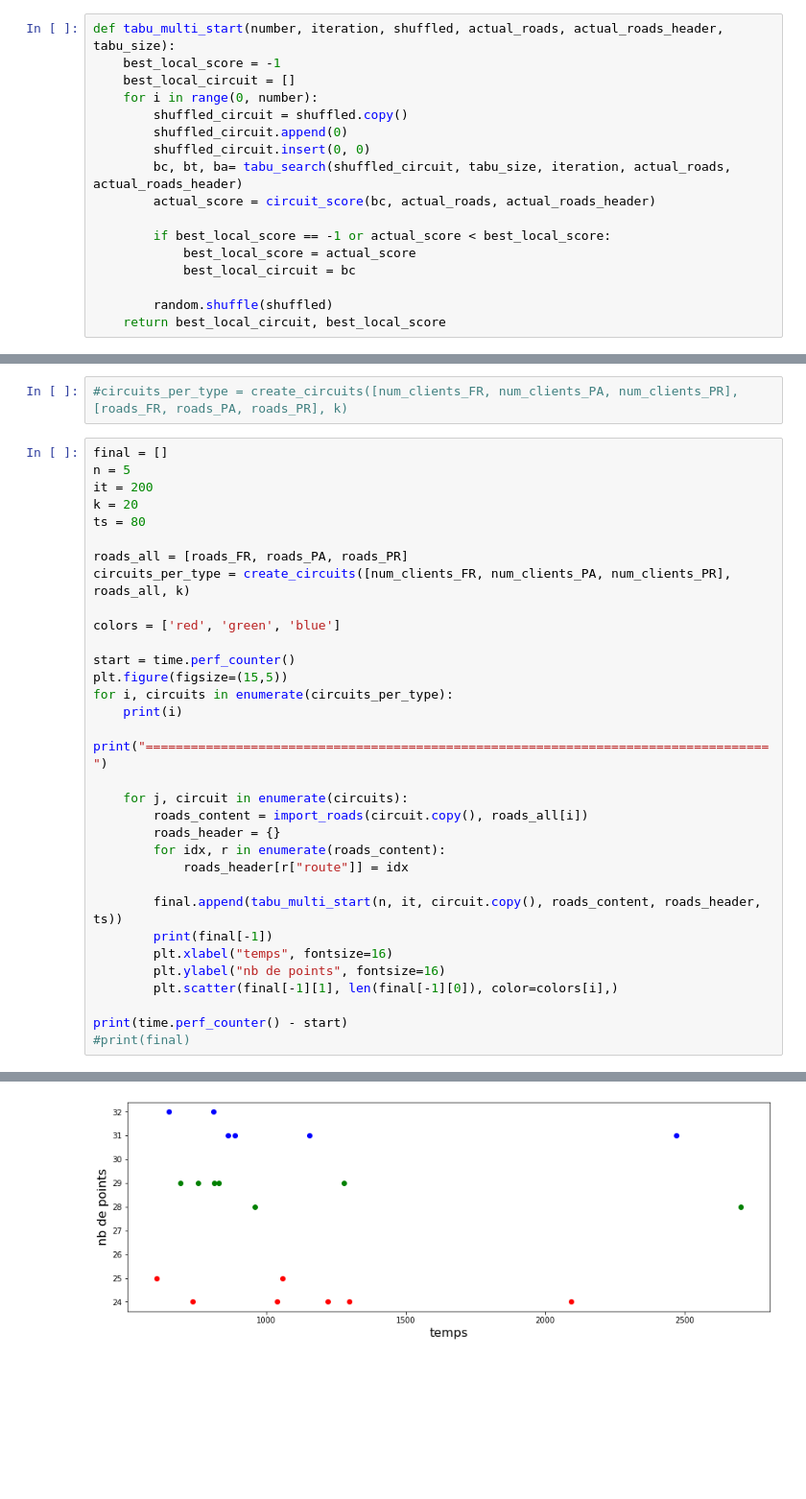
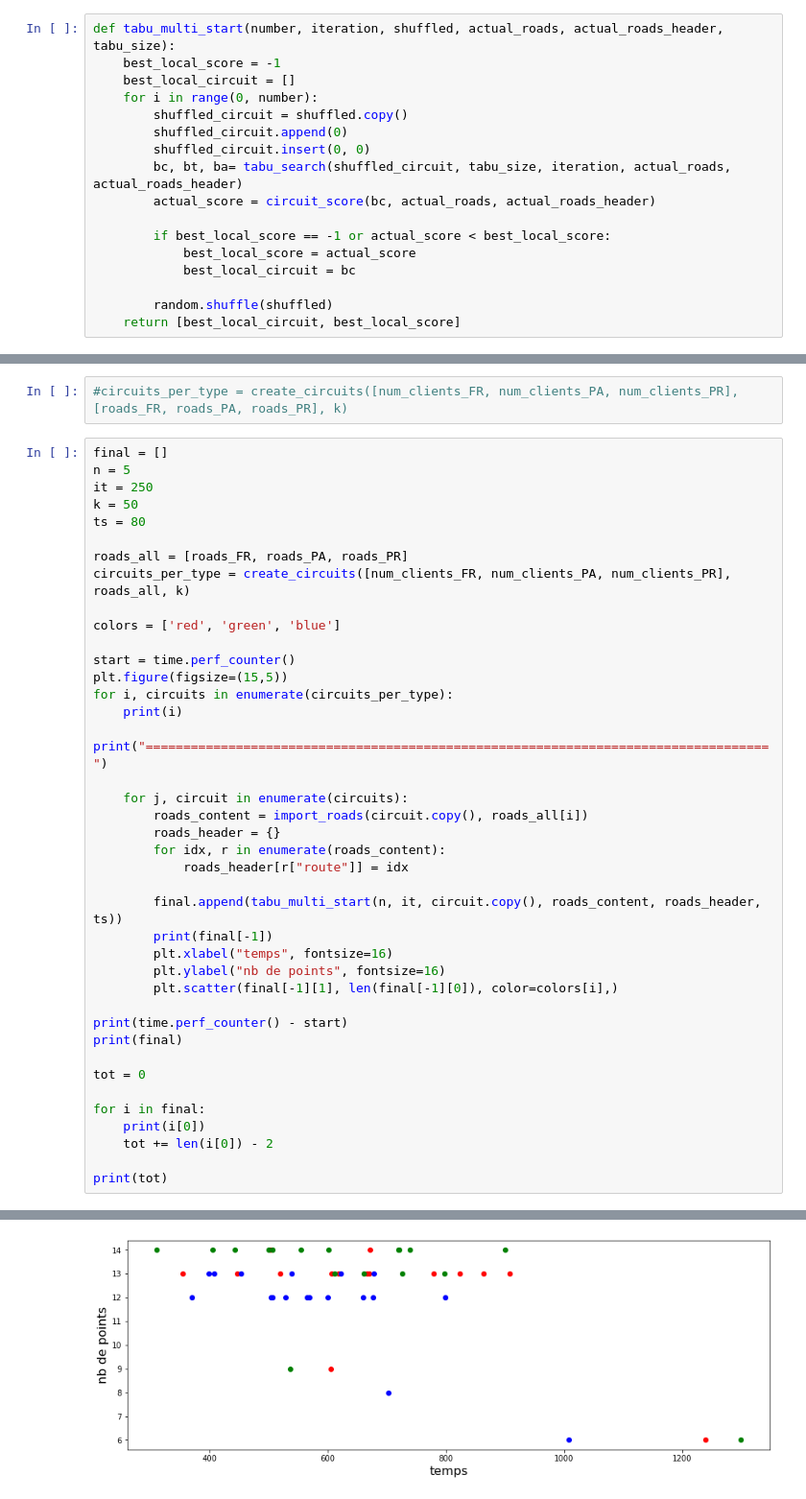
Before and after one commit to nilitz/Jupyter, a Jupyter notebook: projet/algorithmes.ipynb, the cells around one changed output, grey strips where cells are left out. Shown: that part at 96% size. Cells and saved outputs as stored; diff of their text form; blank space fills up the shorter version.

```diff
--- a/projet/algorithmes.ipynb
+++ b/projet/algorithmes.ipynb
@@ -190,7 +190,7 @@ def tabu_multi_start(number, iteration, shuffled, actual_roads, actual_roads_hea
             best_local_circuit = bc
 
         random.shuffle(shuffled)
-    return best_local_circuit, best_local_score
+    return [best_local_circuit, best_local_score]
 # %% [markdown]
 ## Graphe vers circuits
 # %%
@@ -256,8 +293,8 @@ def get_closer_node(node, roads, ignored):
 # %%
 final = []
 n = 5
-it = 200
-k = 20
+it = 250
+k = 50
 ts = 80
 
 roads_all = [roads_FR, roads_PA, roads_PR]
@@ -284,5 +321,13 @@ for i, circuits in enumerate(circuits_per_type):
         plt.scatter(final[-1][1], len(final[-1][0]), color=colors[i],)
 
 print(time.perf_counter() - start)
-#print(final)
+print(final)
+
+tot = 0
+
+for i in final:
+    print(i[0])
+    tot += len(i[0]) - 2
+
+print(tot)
 # %% [output]
@@ -306 +351 @@ print(time.perf_counter() - start)
-[figure, old version]
+[figure, new version]
```
Also changed, not shown: parts of 3 cells of this notebook, 1 other file.
